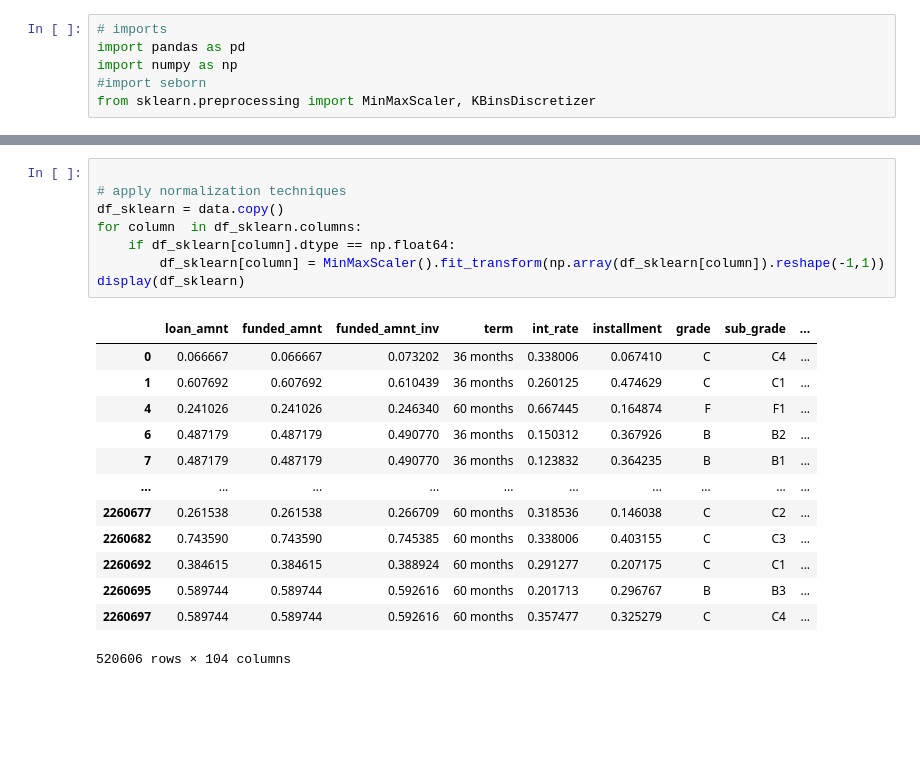
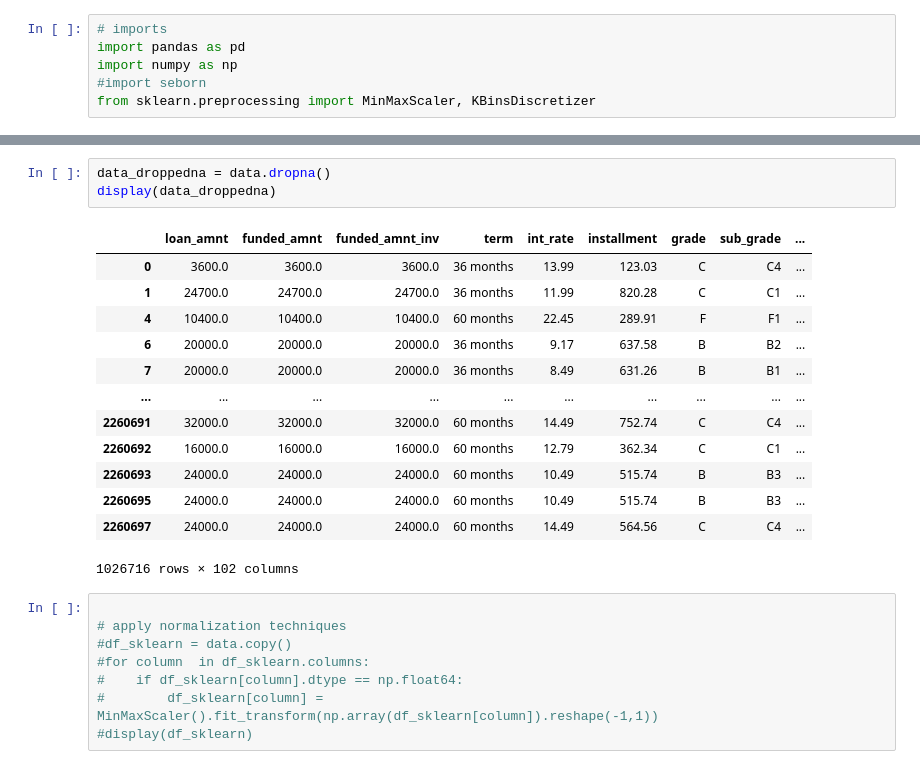
Before and after one commit to Zach-schwark/Honours-Research, a Jupyter notebook: Data/data_preprocessing.ipynb, the cells around one changed output, grey strips where cells are left out. Drawn from its saved outputs; the diff is of its cells as text; blank space fills up the shorter version.

```diff
--- a/Data/data_preprocessing.ipynb
+++ b/Data/data_preprocessing.ipynb
@@ -58,22 +128,25 @@ data
+# %%
+data_droppedna = data.dropna()
+display(data_droppedna)
+# %% [output]
+|  | loan_amnt | funded_amnt | funded_amnt_inv | term | int_rate | installment | grade | sub_grade | ... |
+| 0 | 3600.0 | 3600.0 | 3600.0 | 36 months | 13.99 | 123.03 | C | C4 | ... |
+| 1 | 24700.0 | 24700.0 | 24700.0 | 36 months | 11.99 | 820.28 | C | C1 | ... |
+| 4 | 10400.0 | 10400.0 | 10400.0 | 60 months | 22.45 | 289.91 | F | F1 | ... |
+| 6 | 20000.0 | 20000.0 | 20000.0 | 36 months | 9.17 | 637.58 | B | B2 | ... |
+| 7 | 20000.0 | 20000.0 | 20000.0 | 36 months | 8.49 | 631.26 | B | B1 | ... |
+| ... | ... | ... | ... | ... | ... | ... | ... | ... | ... |
+| 2260691 | 32000.0 | 32000.0 | 32000.0 | 60 months | 14.49 | 752.74 | C | C4 | ... |
+| 2260692 | 16000.0 | 16000.0 | 16000.0 | 60 months | 12.79 | 362.34 | C | C1 | ... |
+| 2260693 | 24000.0 | 24000.0 | 24000.0 | 60 months | 10.49 | 515.74 | B | B3 | ... |
+| 2260695 | 24000.0 | 24000.0 | 24000.0 | 60 months | 10.49 | 515.74 | B | B3 | ... |
+| 2260697 | 24000.0 | 24000.0 | 24000.0 | 60 months | 14.49 | 564.56 | C | C4 | ... |
+1026716 rows × 102 columns
 # %%
 
 # apply normalization techniques
-df_sklearn = data.copy()
-for column  in df_sklearn.columns:
-    if df_sklearn[column].dtype == np.float64:
-        df_sklearn[column] = MinMaxScaler().fit_transform(np.array(df_sklearn[column]).reshape(-1,1))
-display(df_sklearn)
+#df_sklearn = data.copy()
+#for column  in df_sklearn.columns:
+#    if df_sklearn[column].dtype == np.float64:
+#        df_sklearn[column] = MinMaxScaler().fit_transform(np.array(df_sklearn[column]).reshape(-1,1))
+#display(df_sklearn)
-# %% [output]
-|  | loan_amnt | funded_amnt | funded_amnt_inv | term | int_rate | installment | grade | sub_grade | ... |
-| 0 | 0.066667 | 0.066667 | 0.073202 | 36 months | 0.338006 | 0.067410 | C | C4 | ... |
-| 1 | 0.607692 | 0.607692 | 0.610439 | 36 months | 0.260125 | 0.474629 | C | C1 | ... |
-| 4 | 0.241026 | 0.241026 | 0.246340 | 60 months | 0.667445 | 0.164874 | F | F1 | ... |
-| 6 | 0.487179 | 0.487179 | 0.490770 | 36 months | 0.150312 | 0.367926 | B | B2 | ... |
-| 7 | 0.487179 | 0.487179 | 0.490770 | 36 months | 0.123832 | 0.364235 | B | B1 | ... |
-| ... | ... | ... | ... | ... | ... | ... | ... | ... | ... |
-| 2260677 | 0.261538 | 0.261538 | 0.266709 | 60 months | 0.318536 | 0.146038 | C | C2 | ... |
-| 2260682 | 0.743590 | 0.743590 | 0.745385 | 60 months | 0.338006 | 0.403155 | C | C3 | ... |
-| 2260692 | 0.384615 | 0.384615 | 0.388924 | 60 months | 0.291277 | 0.207175 | C | C1 | ... |
-| 2260695 | 0.589744 | 0.589744 | 0.592616 | 60 months | 0.201713 | 0.296767 | B | B3 | ... |
-| 2260697 | 0.589744 | 0.589744 | 0.592616 | 60 months | 0.357477 | 0.325279 | C | C4 | ... |
-520606 rows × 104 columns
```
Also changed, not shown: parts of 6 cells of this notebook.
